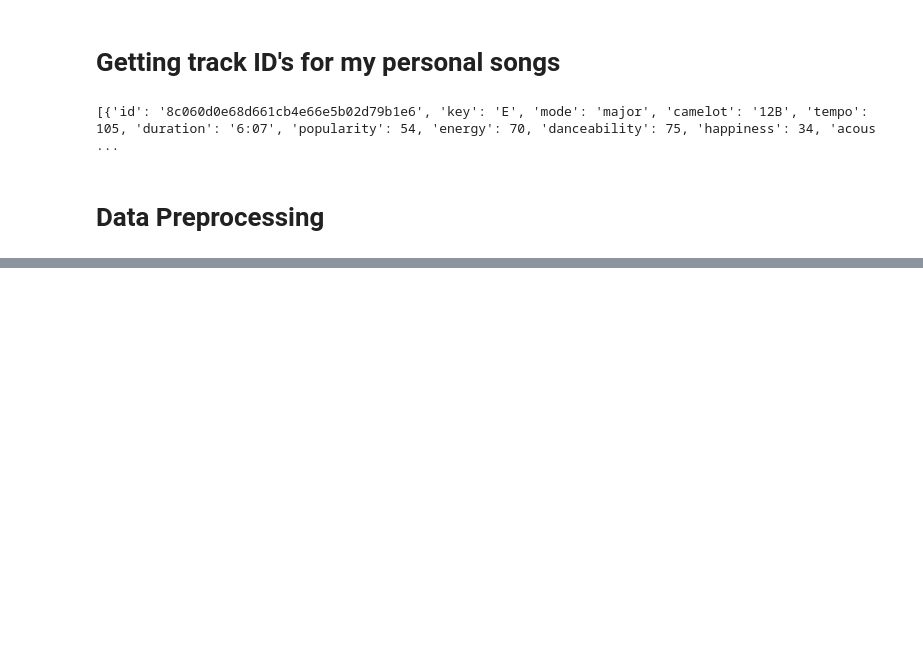
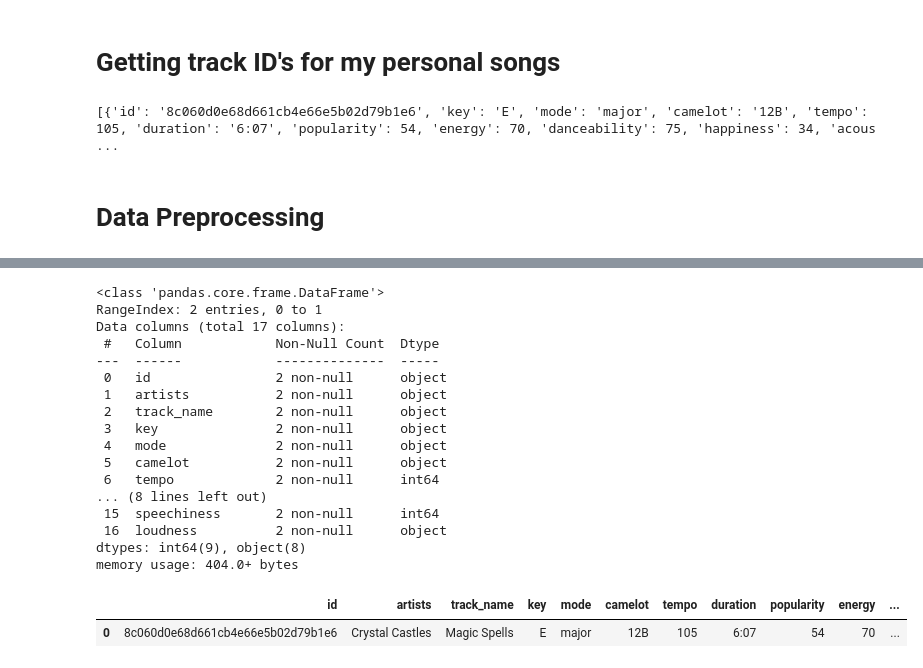
Before and after one commit to elijkon/Spark, a Jupyter notebook: SpotifyRec.ipynb, the cells around one changed output, grey strips where cells are left out. Cells and saved outputs as stored; diff of their text form; code cells hidden in the pictures; blank space fills up the shorter version.

```diff
--- a/SpotifyRec.ipynb
+++ b/SpotifyRec.ipynb
@@ -62,0 +78,23 @@ songDataset.head(5)
+# %%
+personalDataset.info()
+personalDataset.head(1)
+# %% [output]
+<class 'pandas.core.frame.DataFrame'>
+RangeIndex: 2 entries, 0 to 1
+Data columns (total 17 columns):
+ #   Column            Non-Null Count  Dtype
+---  ------            --------------  -----
+ 0   id                2 non-null      object
+ 1   artists           2 non-null      object
+ 2   track_name        2 non-null      object
+ 3   key               2 non-null      object
+ 4   mode              2 non-null      object
+ 5   camelot           2 non-null      object
+ 6   tempo             2 non-null      int64
+... (8 lines left out)
+ 15  speechiness       2 non-null      int64
+ 16  loudness          2 non-null      object
+dtypes: int64(9), object(8)
+memory usage: 404.0+ bytes
+|  | id | artists | track_name | key | mode | camelot | tempo | duration | popularity | energy | ... |
+| 0 | 8c060d0e68d661cb4e66e5b02d79b1e6 | Crystal Castles | Magic Spells | E | major | 12B | 105 | 6:07 | 54 | 70 | ... |
```
Also changed, not shown: parts of 15 cells of this notebook, 1 other file.
